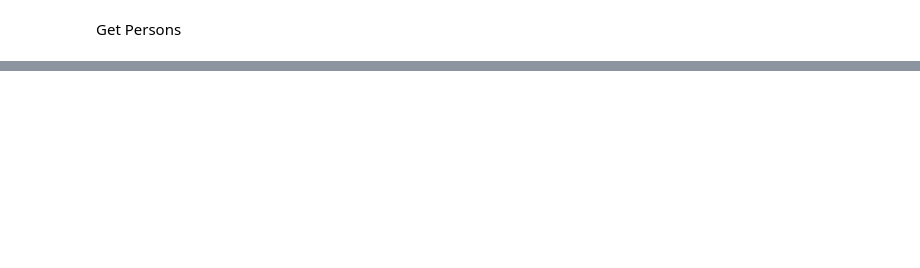
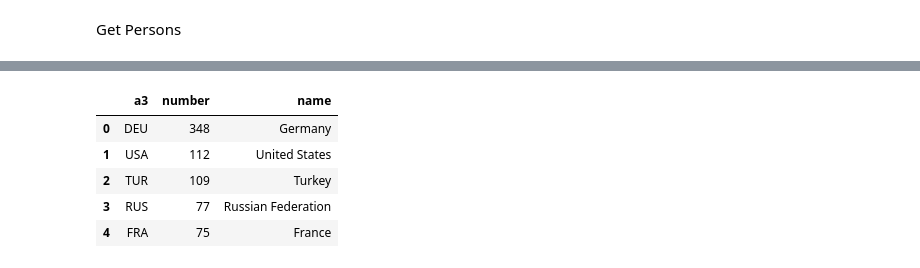
Before and after one commit to tobysoby/hhackathon, a Jupyter notebook: notebooks/first Analyses.ipynb, the cells around one changed output, grey strips where cells are left out. Cells and saved outputs as stored; diff of their text form; code cells hidden in the pictures; blank space fills up the shorter version.

```diff
--- a/notebooks/first Analyses.ipynb
+++ b/notebooks/first Analyses.ipynb
@@ -190,0 +297,18 @@ KeyError: 'XK'
+# %%
+def alpha2_to_alpha3(old_key):
+    if old_key == "XK":
+        new_key = "RKS"
+        name = 'Kosovo'
+    else:
+        country = pycountry.countries.get(alpha_2=old_key)
+        new_key = country.alpha_3
+        name = country.name
+    return new_key, name
+# %%
+countries_new = []
+country_names = []
+for c in countries:
+    a3, name = alpha2_to_alpha3(c)
+    countries_new.append(a3)
+    country_names.append(name)
+print countries_new
@@ -190,0 +367,10 @@ KeyError: 'XK'
+# %%
+df_countries = pd.merge(df_countries, df_countries_2, how='inner')
+df_countries.head()
+# %% [output]
+|  | a3 | number | name |
+| 0 | DEU | 348 | Germany |
+| 1 | USA | 112 | United States |
+| 2 | TUR | 109 | Turkey |
+| 3 | RUS | 77 | Russian Federation |
+| 4 | FRA | 75 | France |
```
Also changed, not shown: parts of 42 cells of this notebook.
